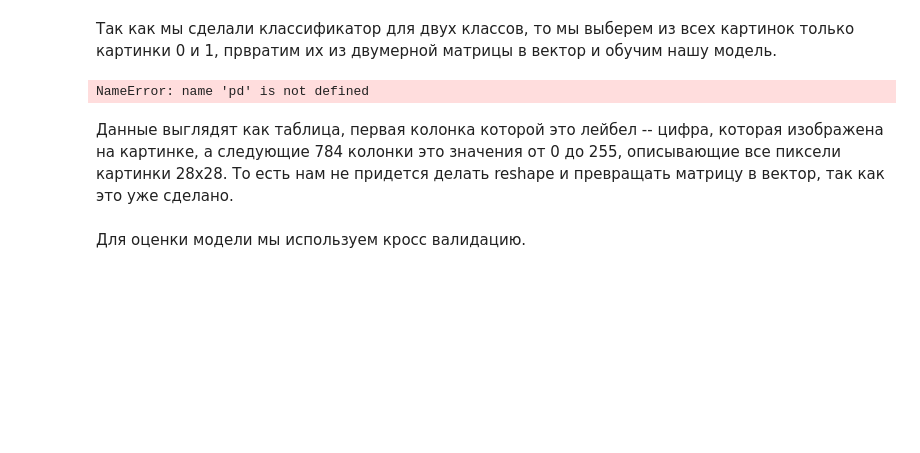
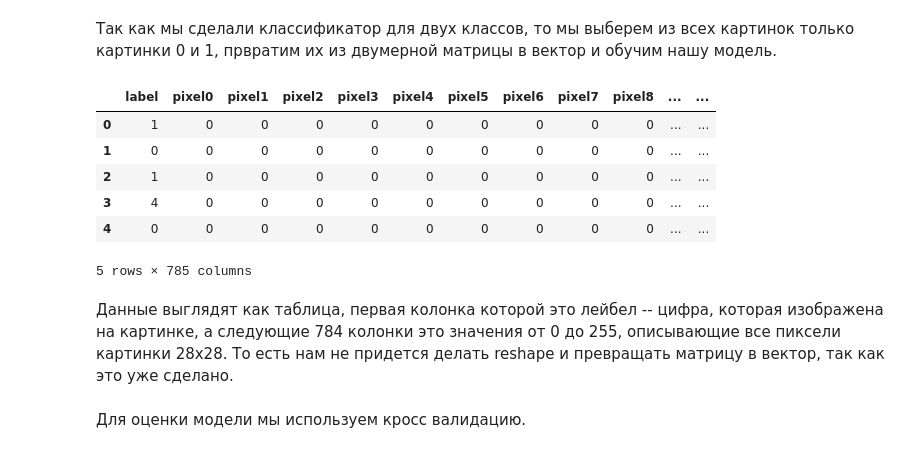
Before and after one commit to alla-bobrova/Deep-Learning-School-MFTI, a Jupyter notebook: 2022/12. Linear_models/[homework]linear_models.ipynb, the cells around one changed output. Saved outputs shown, nothing was run; the diff lists cells and outputs as text; code cells hidden in the pictures; blank space fills up the shorter version.

```diff
--- a/2022/12. Linear_models/[homework]linear_models.ipynb
+++ b/2022/12. Linear_models/[homework]linear_models.ipynb
@@ -480,11 +480,24 @@ plt.scatter(X[:, 0], X[:, 1], c=colored_y)
 Датасет состоит из черно-белых картинок с цифрами. ![mnist-3.0.1.png](https://www.researchgate.net/profile/Steven_Young11/publication/306056875/figure/fig1/AS:393921575309346@1470929630835/Example-images-from-the-MNIST-dataset.png)
 # %% [markdown]
 Так как мы сделали классификатор для двух классов, то мы выберем из всех картинок только картинки 0 и 1, првратим их из двумерной матрицы в вектор и обучим нашу модель.
-# %%
-data = pd.read_csv('./train.csv')
-data.head()
-# %% [output]
-NameError: name 'pd' is not defined
+# %%
+import pandas as pd
+
+url = 'https://github.com/alla-bobrova/Deep-Learning-School-MFTI/raw/8d7a3872b13b6f847ded448ff346086d68d90746/2022/12.%20Linear_models/train.csv'
+
+# Чтение CSV файла по URL
+data = pd.read_csv(url)
+
+# Вывод первых нескольких строк данных
+data.head()
+# %% [output]
+|  | label | pixel0 | pixel1 | pixel2 | pixel3 | pixel4 | pixel5 | pixel6 | pixel7 | pixel8 | ... | ... |
+| 0 | 1 | 0 | 0 | 0 | 0 | 0 | 0 | 0 | 0 | 0 | ... | ... |
+| 1 | 0 | 0 | 0 | 0 | 0 | 0 | 0 | 0 | 0 | 0 | ... | ... |
+| 2 | 1 | 0 | 0 | 0 | 0 | 0 | 0 | 0 | 0 | 0 | ... | ... |
+| 3 | 4 | 0 | 0 | 0 | 0 | 0 | 0 | 0 | 0 | 0 | ... | ... |
+| 4 | 0 | 0 | 0 | 0 | 0 | 0 | 0 | 0 | 0 | 0 | ... | ... |
+5 rows × 785 columns
 # %% [markdown]
 Данные выглядят как таблица, первая колонка которой это лейбел -- цифра, которая изображена на картинке, а следующие 784 колонки это значения от 0 до 255, описывающие все пиксели картинки 28х28. То есть нам не придется делать reshape и превращать матрицу в вектор, так как это уже сделано.
 # %%
```
Also changed, not shown: parts of 1 cell of this notebook.
